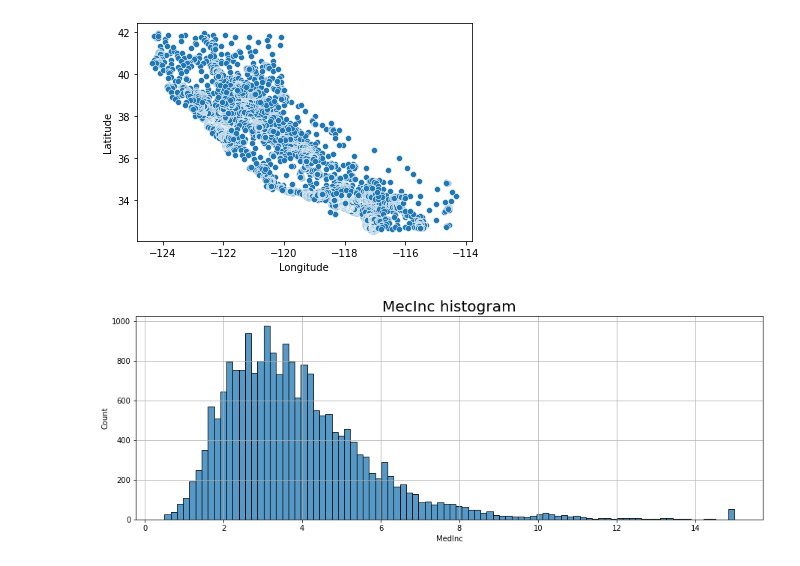
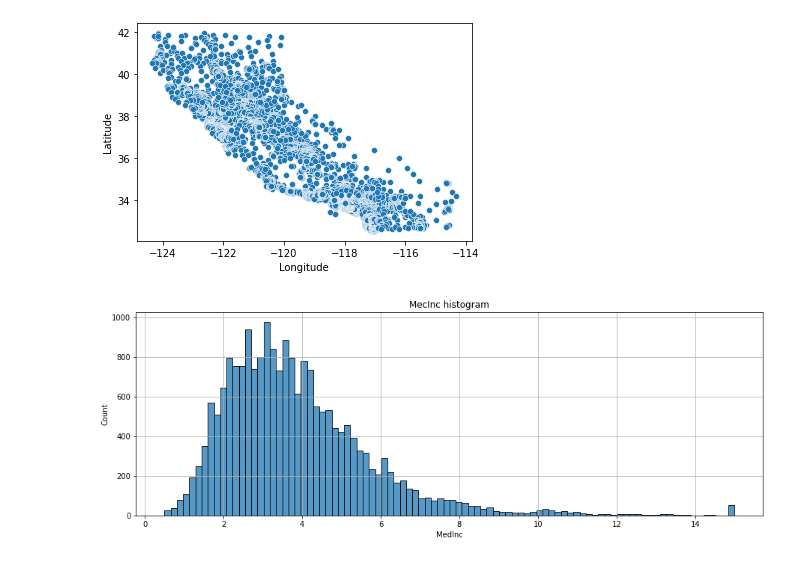
Before and after one commit to ilijalazarevic/ml_gitflow, a Jupyter notebook: session01/session01.ipynb, the cells around one changed output. Cells and saved outputs as stored; diff of their text form; code cells hidden in the pictures.

Commit message:
update session01 graph

```diff
--- a/session01/session01.ipynb
+++ b/session01/session01.ipynb
@@ -42,9 +42,9 @@ sns.scatterplot(x=df['Longitude'], y=df['Latitude'])
 <AxesSubplot:xlabel='Longitude', ylabel='Latitude'>
 [figure]
 # %%
-plt.figure(figsize=(15, 5))
+plt.figure(figsize=(15, 10))
 sns.histplot(df['MedInc']);
-plt.title('MecInc histogram', size=20);
+plt.title('MecInc histogram');
 plt.grid()
 # %% [output]
-[figure, old version]
+[figure, new version]
```
